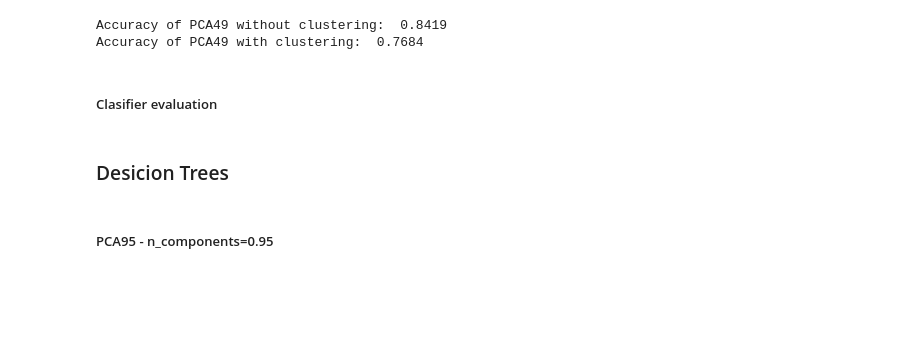
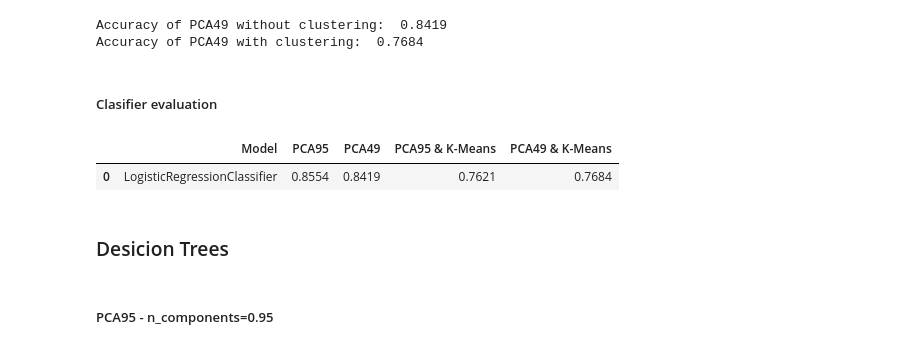
Before and after one commit to Inon-Sinn/Project-Gmar-2, a Jupyter notebook: Part 2 fashion-mnist.ipynb, the cells around one changed output. Cells and saved outputs as stored; diff of their text form; code cells hidden in the pictures; blank space fills up the shorter version.

```diff
--- a/Part 2 fashion-mnist.ipynb
+++ b/Part 2 fashion-mnist.ipynb
@@ -412,12 +413,15 @@ Accuracy of PCA49 with clustering:  0.7684
 ##### Clasifier evaluation
 # %%
 logRScores = pd.DataFrame({
-    'Model':['DecisionTreeClassifier'],
+    'Model':['LogisticRegressionClassifier'],
     'PCA95':[logR_score],
     'PCA49':[logR_49d_score],
     'PCA95 & K-Means':[logR_pipe_score],
     'PCA49 & K-Means':[logR_49d_pipe_score]})
 logRScores
+# %% [output]
+|  | Model | PCA95 | PCA49 | PCA95 & K-Means | PCA49 & K-Means |
+| 0 | LogisticRegressionClassifier | 0.8554 | 0.8419 | 0.7621 | 0.7684 |
 # %% [markdown]
 ### Desicion Trees
 # %% [markdown]
```
Also changed, not shown: parts of 13 cells of this notebook.
